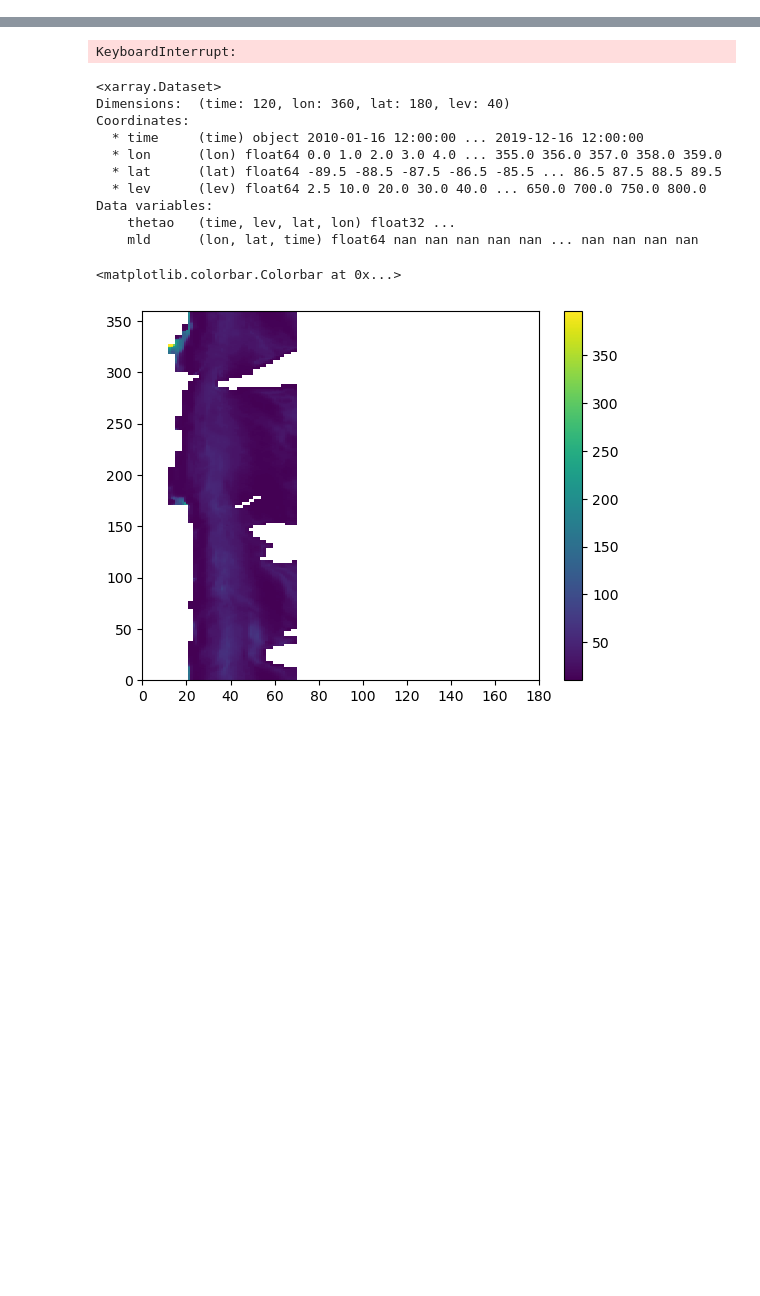
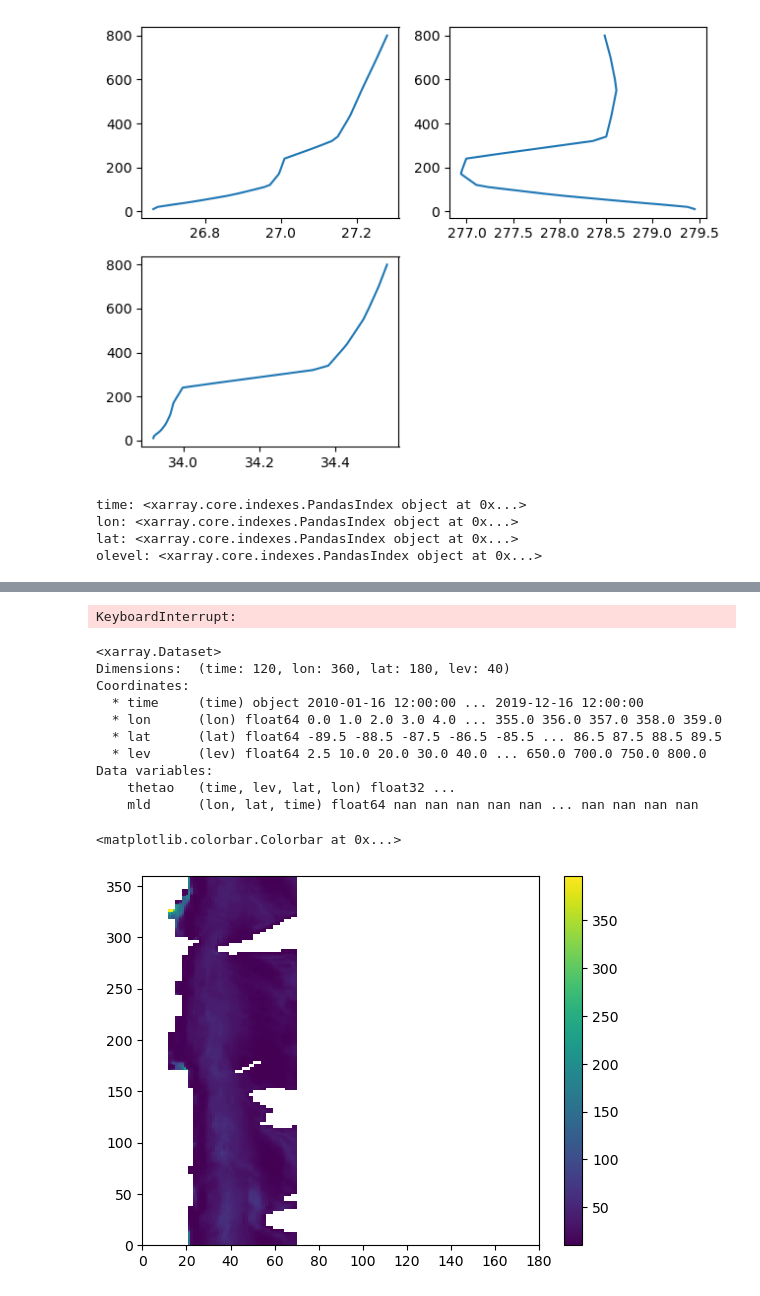
Before and after one commit to SethBushinsky/SO_seasonal_CO2_fluxes_in_models, a Jupyter notebook: MLD_calc_offline.ipynb, the cells around one changed output, grey strips where cells are left out. Cells and saved outputs as stored; diff of their text form; code cells hidden in the pictures; blank space fills up the shorter version.

```diff
--- a/MLD_calc_offline.ipynb
+++ b/MLD_calc_offline.ipynb
@@ -86,0 +245,22 @@ if __name__ == "__main__":
+# %%
+plt.subplot(2,2,1)
+
+plt.plot(pot_dens, depth_vals)
+
+plt.subplot(2,2,2)
+plt.plot(thetao_n['thetao'].isel(time=tt, lon=lo, lat=la).values, depth_vals)
+
+plt.subplot(2,2,3)
+plt.plot(so_n['so'].isel(time=tt, lon=lo, lat=la).values, depth_vals)
+
+plt.tight_layout()
+# %% [output]
+[figure, added]
+# %%
+coords_names = so_n.coords.xindexes
+coords_names
+# %% [output]
+time: <xarray.core.indexes.PandasIndex object at 0x...>
+lon: <xarray.core.indexes.PandasIndex object at 0x...>
+lat: <xarray.core.indexes.PandasIndex object at 0x...>
+olevel: <xarray.core.indexes.PandasIndex object at 0x...>
```
Also changed, not shown: parts of 17 cells of this notebook, 7 other files.
